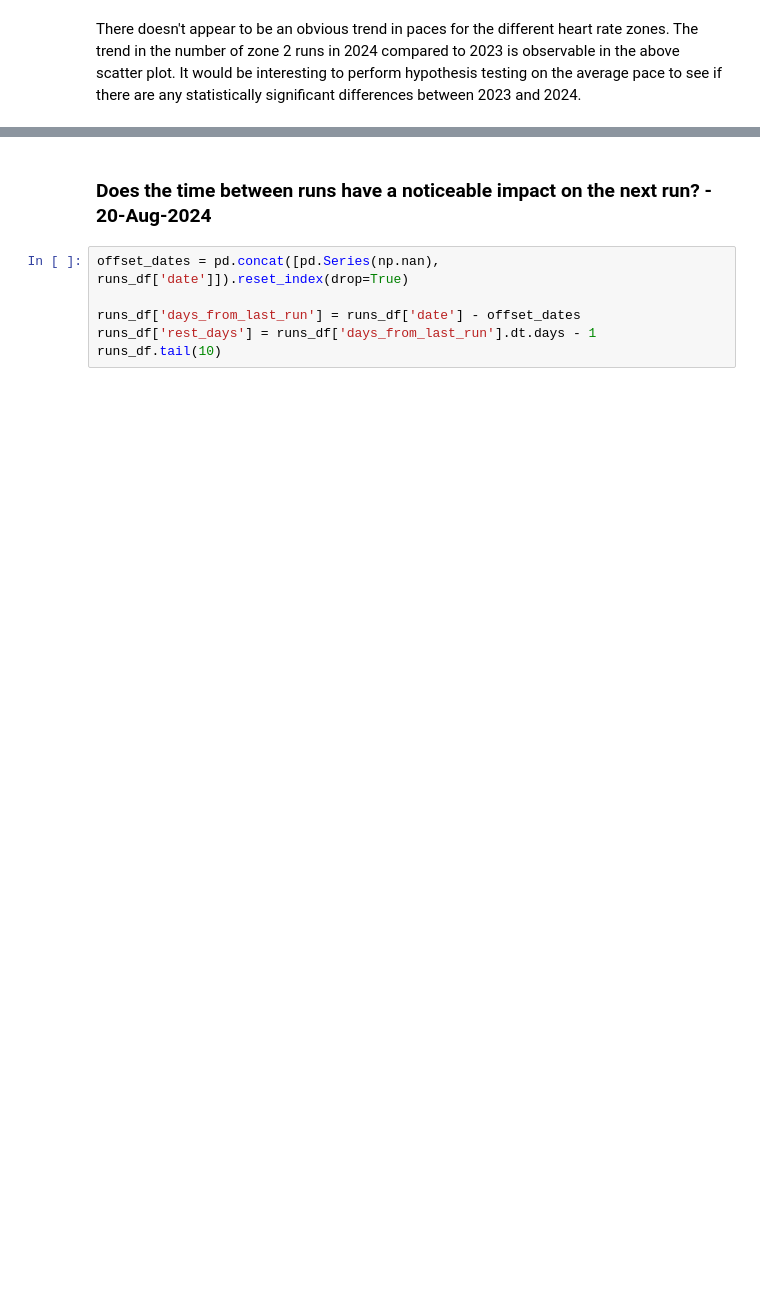
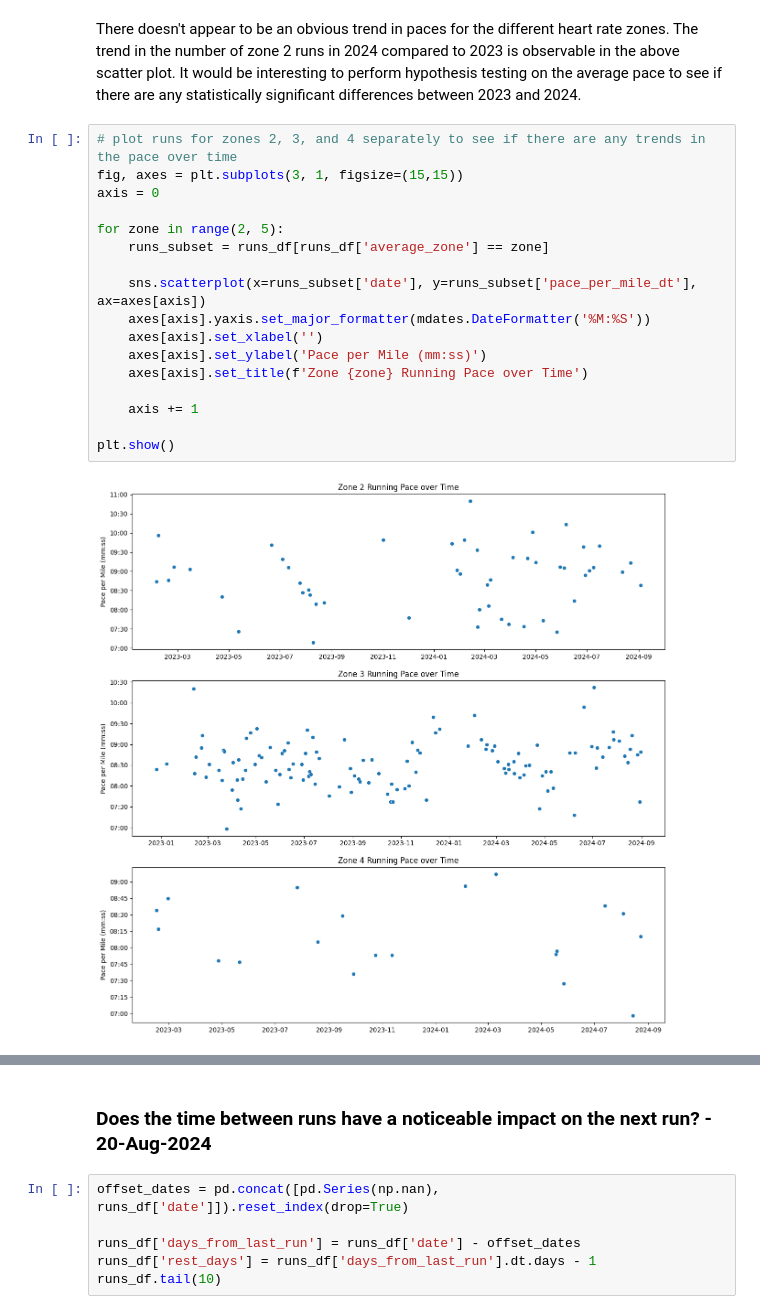
Before and after one commit to CodyT21/running_data, a Jupyter notebook: eda.ipynb, the cells around one changed output, grey strips where cells are left out. Cells and saved outputs as stored; diff of their text form; blank space fills up the shorter version.

Commit message:
Analyzed more of the pace for different heart rate zones and how much I am resting following short, medium, and long runs

```diff
--- a/eda.ipynb
+++ b/eda.ipynb
@@ -160,2 +165,21 @@ plt.show()
 # %% [markdown]
 There doesn't appear to be an obvious trend in paces for the different heart rate zones. The trend in the number of zone 2 runs in 2024 compared to 2023 is observable in the above scatter plot. It would be interesting to perform hypothesis testing on the average pace to see if there are any statistically significant differences between 2023 and 2024.
+# %%
+# plot runs for zones 2, 3, and 4 separately to see if there are any trends in the pace over time
+fig, axes = plt.subplots(3, 1, figsize=(15,15))
+axis = 0
+
+for zone in range(2, 5):
+    runs_subset = runs_df[runs_df['average_zone'] == zone]
+
+    sns.scatterplot(x=runs_subset['date'], y=runs_subset['pace_per_mile_dt'], ax=axes[axis])
+    axes[axis].yaxis.set_major_formatter(mdates.DateFormatter('%M:%S'))
+    axes[axis].set_xlabel('')
+    axes[axis].set_ylabel('Pace per Mile (mm:ss)')
+    axes[axis].set_title(f'Zone {zone} Running Pace over Time')
+
+    axis += 1
+
+plt.show()
+# %% [output]
+[figure, added]
```
Also changed, not shown: parts of 12 cells of this notebook.
